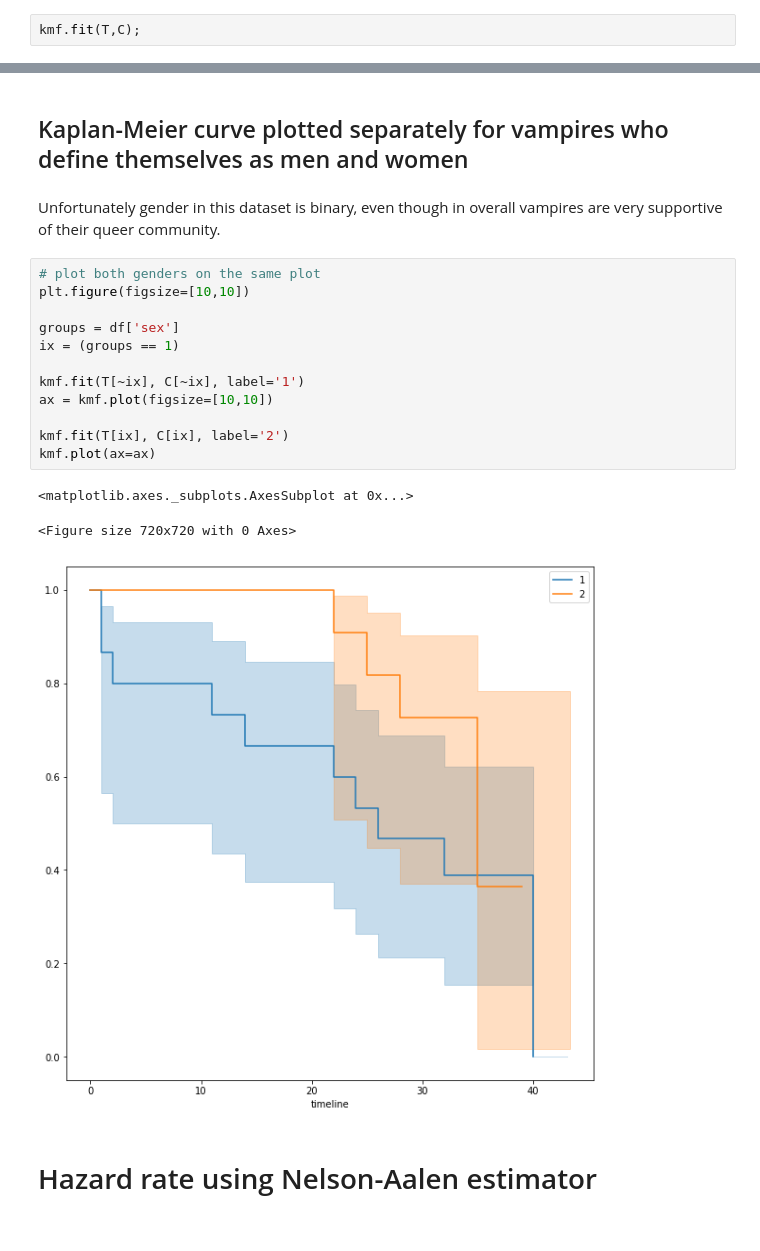
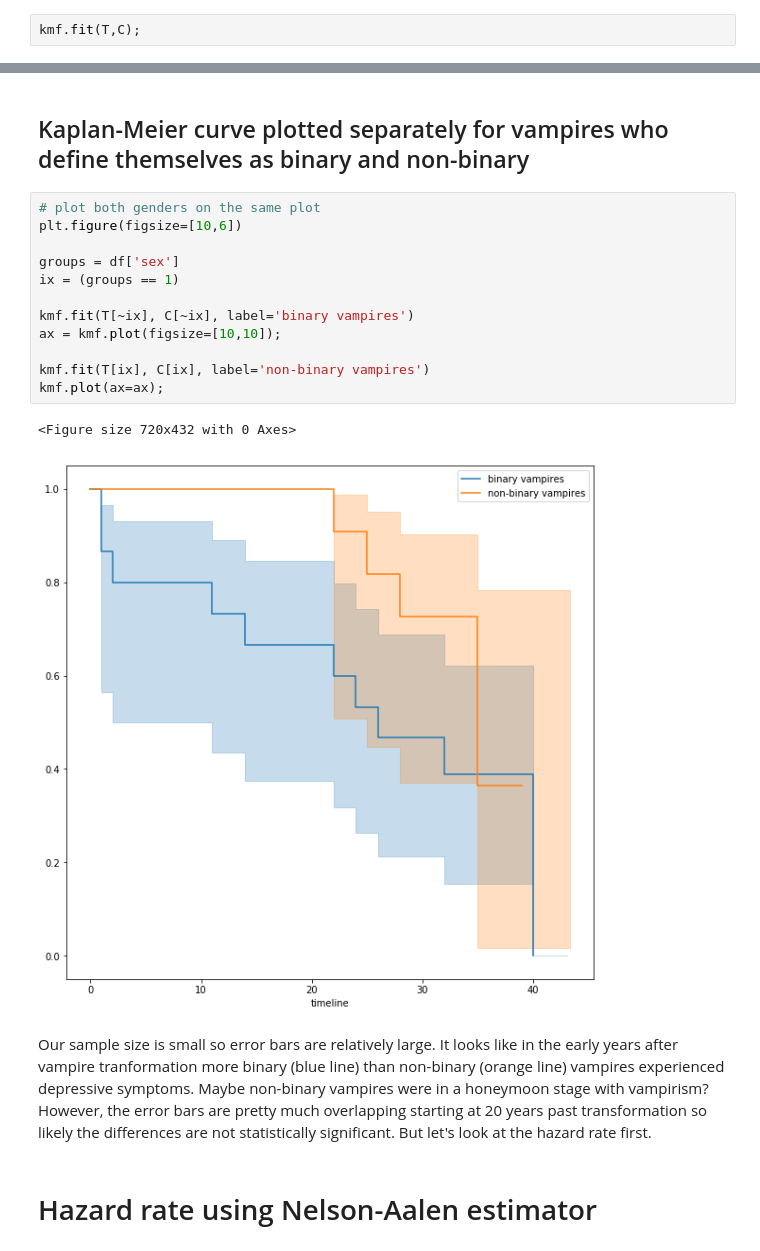
Before and after one commit to zuzannna/can-you-survive-this, a Jupyter notebook: example_notebooks/SurvivalAnalysisExample.ipynb, the cells around one changed output, grey strips where cells are left out. Cells and saved outputs as stored; diff of their text form.

```diff
--- a/example_notebooks/SurvivalAnalysisExample.ipynb
+++ b/example_notebooks/SurvivalAnalysisExample.ipynb
@@ -97,23 +85,22 @@ kmf.plot(figsize=[10,6])
 # %% [markdown]
-## Kaplan-Meier curve plotted separately for vampires who define themselves as men and women
+## Kaplan-Meier curve plotted separately for vampires who define themselves as binary and non-binary
-# %% [markdown]
-Unfortunately gender in this dataset is binary, even though in overall vampires are very supportive of their queer community.
 # %%
 # plot both genders on the same plot
-plt.figure(figsize=[10,10])
+plt.figure(figsize=[10,6])
 
 groups = df['sex']
 ix = (groups == 1)
 
-kmf.fit(T[~ix], C[~ix], label='1')
-ax = kmf.plot(figsize=[10,10])
+kmf.fit(T[~ix], C[~ix], label='binary vampires')
+ax = kmf.plot(figsize=[10,10]);
 
-kmf.fit(T[ix], C[ix], label='2')
-kmf.plot(ax=ax)
+kmf.fit(T[ix], C[ix], label='non-binary vampires')
+kmf.plot(ax=ax);
 # %% [output]
-<matplotlib.axes._subplots.AxesSubplot at 0x...>
+<Figure size 720x432 with 0 Axes>
-<Figure size 720x720 with 0 Axes>
-[figure, old version]
+[figure, new version]
+# %% [markdown]
+Our sample size is small so error bars are relatively large. It looks like in the early years after vampire tranformation more binary (blue line) than non-binary (orange line) vampires experienced depressive symptoms. Maybe non-binary vampires were in a honeymoon stage with vampirism? However, the error bars are pretty much overlapping starting at 20 years past transformation so likely the differences are not statistically significant. But let's look at the hazard rate first.
 # %% [markdown]
 # Hazard rate using Nelson-Aalen estimator
 # %%
```
Also changed, not shown: parts of 22 cells of this notebook.
